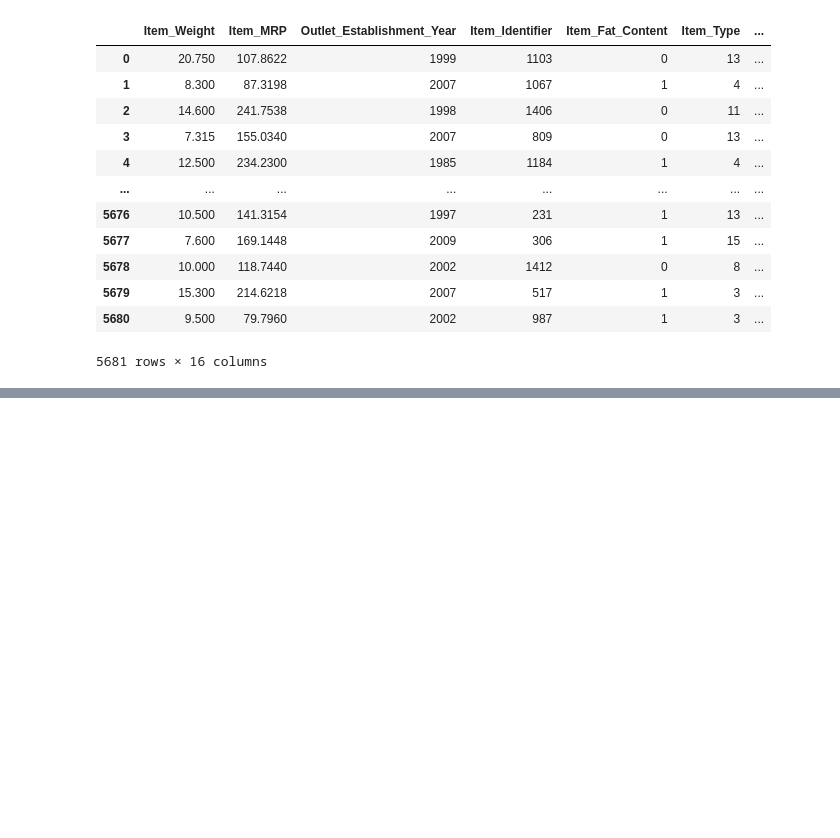
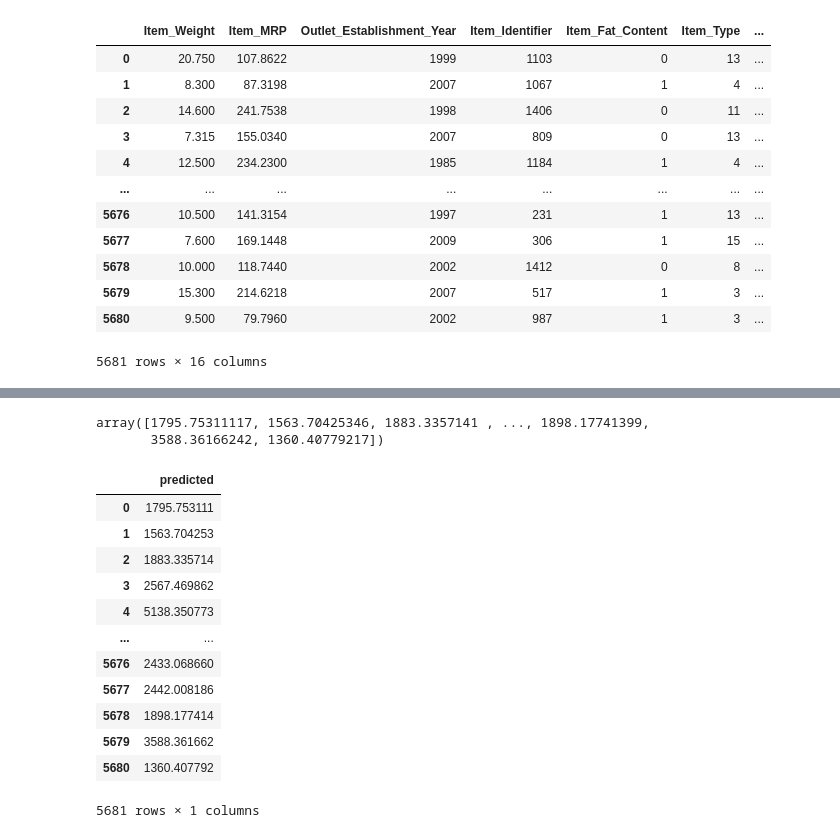
Before and after one commit to ponmanimanoharan/Big_Mart, a Jupyter notebook: Big_mart_test.ipynb, the cells around one changed output, grey strips where cells are left out. Cells and saved outputs as stored; diff of their text form; code cells hidden in the pictures; blank space fills up the shorter version.

```diff
--- a/Big_mart_test.ipynb
+++ b/Big_mart_test.ipynb
@@ -861,6 +861,8 @@ bigmart = scale.fit_transform(bigmart)
 
 #scaled
 # %%
-import joblib
-import pickle
-Big_Mart_Lasso= pickle.load(open("lasso_cvmodel.pkl","rb"))
+#import joblib
+#import pickle
+#file = open("lasso_cvmodel.pkl","rb")
+
+#Big_Mart_Lasso= pickle.load(file)
@@ -868,0 +869,4 @@ UnpicklingError: invalid load key, '\x00'.
+# %%
+import gzip, pickle
+with gzip.open("lasso_CV.pklz", 'rb') as ifp:
+    big_mart = pickle.load(ifp)
@@ -868,0 +888,26 @@ UnpicklingError: invalid load key, '\x00'.
+# %%
+prediction = big_mart.predict(bigmart)
+# %%
+prediction
+# %% [output]
+array([1795.75311117, 1563.70425346, 1883.3357141 , ..., 1898.17741399,
+       3588.36166242, 1360.40779217])
+# %%
+import numpy as np
+predicted = np.array(prediction)
+df_con = pd.DataFrame({ "predicted":predicted}, index = range(len(prediction)))
+df_con
+# %% [output]
+|  | predicted |
+| 0 | 1795.753111 |
+| 1 | 1563.704253 |
+| 2 | 1883.335714 |
+| 3 | 2567.469862 |
+| 4 | 5138.350773 |
+| ... | ... |
+| 5676 | 2433.068660 |
+| 5677 | 2442.008186 |
+| 5678 | 1898.177414 |
+| 5679 | 3588.361662 |
+| 5680 | 1360.407792 |
+5681 rows × 1 columns
```
Also changed, not shown: parts of 4 cells of this notebook.
